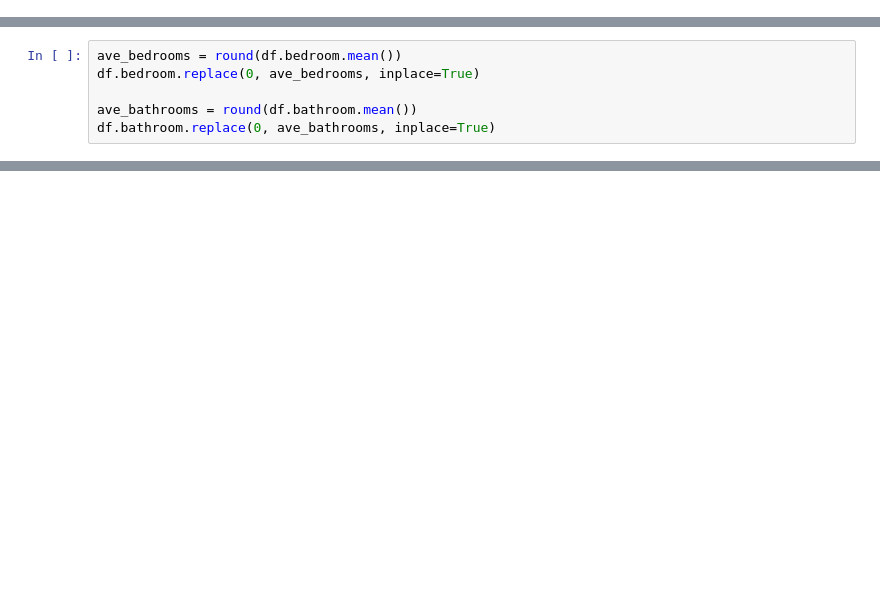
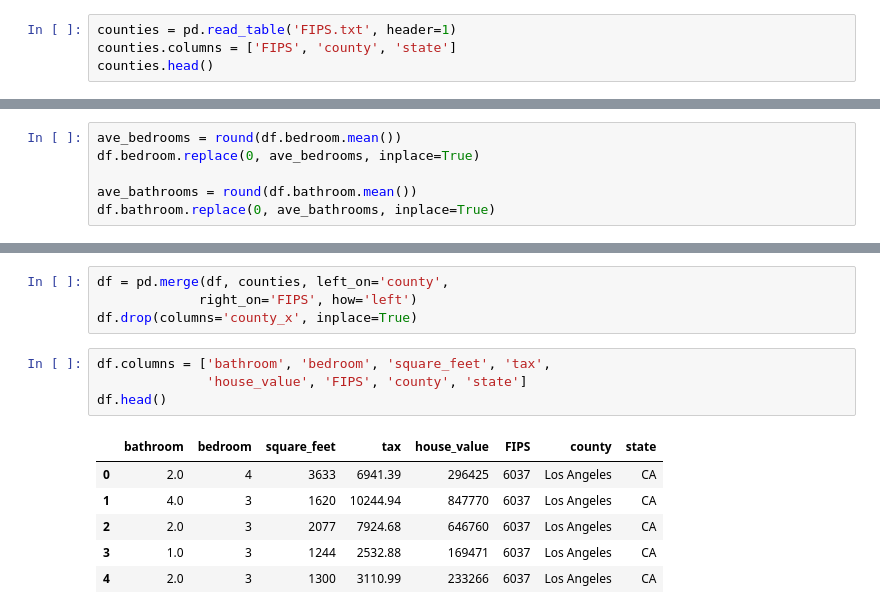
Before and after one commit to CameronGTaylor/zillow_project, a Jupyter notebook: zillow_main.ipynb, the cells around one changed output, grey strips where cells are left out. Drawn from its saved outputs; the diff is of its cells as text; blank space fills up the shorter version.

```diff
--- a/zillow_main.ipynb
+++ b/zillow_main.ipynb
@@ -21,2 +25,6 @@ FROM properties_2017
 ''')
 df_orig = pd.read_sql(query, url)
+# %%
+counties = pd.read_table('FIPS.txt', header=1)
+counties.columns = ['FIPS', 'county', 'state']
+counties.head()
@@ -105,0 +120,15 @@ df.nlargest(215, 'house_value')
+# %%
+df = pd.merge(df, counties, left_on='county',
+             right_on='FIPS', how='left')
+df.drop(columns='county_x', inplace=True)
+# %%
+df.columns = ['bathroom', 'bedroom', 'square_feet', 'tax',
+              'house_value', 'FIPS', 'county', 'state']
+df.head()
+# %% [output]
+|  | bathroom | bedroom | square_feet | tax | house_value | FIPS | county | state |
+| 0 | 2.0 | 4 | 3633 | 6941.39 | 296425 | 6037 | Los Angeles | CA |
+| 1 | 4.0 | 3 | 1620 | 10244.94 | 847770 | 6037 | Los Angeles | CA |
+| 2 | 2.0 | 3 | 2077 | 7924.68 | 646760 | 6037 | Los Angeles | CA |
+| 3 | 1.0 | 3 | 1244 | 2532.88 | 169471 | 6037 | Los Angeles | CA |
+| 4 | 2.0 | 3 | 1300 | 3110.99 | 233266 | 6037 | Los Angeles | CA |
```
Also changed, not shown: parts of 58 cells of this notebook, 4 other files.
